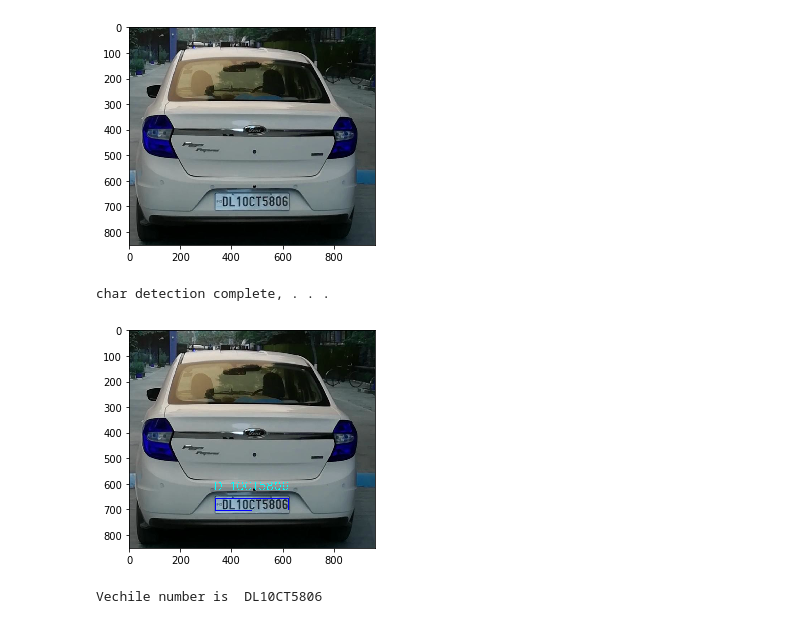
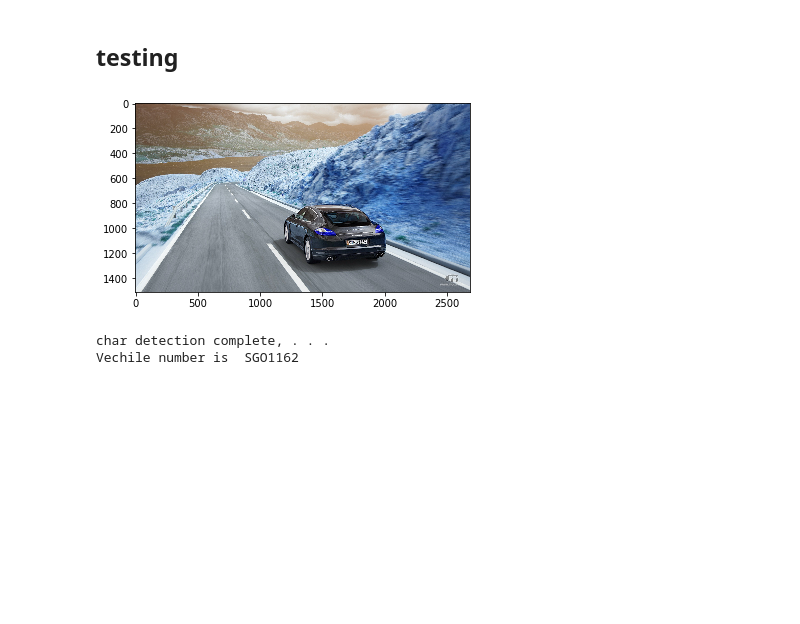
Before and after one commit to Subhraj07/Machine_Learning_Models, a Jupyter notebook: MLpractice/CEREBRINOCS/test.ipynb, the cells around one changed output. Saved outputs shown, nothing was run; the diff lists cells and outputs as text; code cells hidden in the pictures; blank space fills up the shorter version.

```diff
--- a/MLpractice/CEREBRINOCS/test.ipynb
+++ b/MLpractice/CEREBRINOCS/test.ipynb
@@ -952,10 +963,10 @@ def main(image):
         print("----------------------------------------")
 		"""
         if showSteps == True:
-            writeLicensePlateCharsOnImage(imgOriginalScene, licPlate)           # write license plate text on the image
+#             writeLicensePlateCharsOnImage(imgOriginalScene, licPlate)           # write license plate text on the image
 
 #             Image.fromarray(imgOriginalScene).show()                # re-show scene image
-            plot(imgOriginalScene)
+#             plot(imgOriginalScene)
 
             cv2.imwrite("imgOriginalScene.png", imgOriginalScene)           # write image out to file
 #             input('Press any key to continue...')                    # hold windows open until user presses a key
@@ -1010,12 +1021,13 @@ def writeLicensePlateCharsOnImage(imgOriginalScene, licPlate):
 
             # write the text on the image
     cv2.putText(imgOriginalScene, licPlate.strChars, (ptLowerLeftTextOriginX, ptLowerLeftTextOriginY), intFontFace, fltFontScale, SCALAR_YELLOW, intFontThickness)
+# %% [markdown]
+## testing
 # %%
-img = '/content/drive/My Drive/Vehicle_Licenseplate_Detection/Datasets/LicPlateImages/img1.jpg'
+img = '/content/drive/My Drive/Vehicle_Licenseplate_Detection/Datasets/LicPlateImages/1.jpg'
 strChars,imgplate = main(img)
 print("Vechile number is ", strChars)
 # %% [output]
-[figure, old version]
+[figure, new version]
 char detection complete, . . .
+Vechile number is  SGO1162
-[figure, removed]
-Vechile number is  DL10CT5806
```
Also changed, not shown: parts of 7 cells of this notebook.
